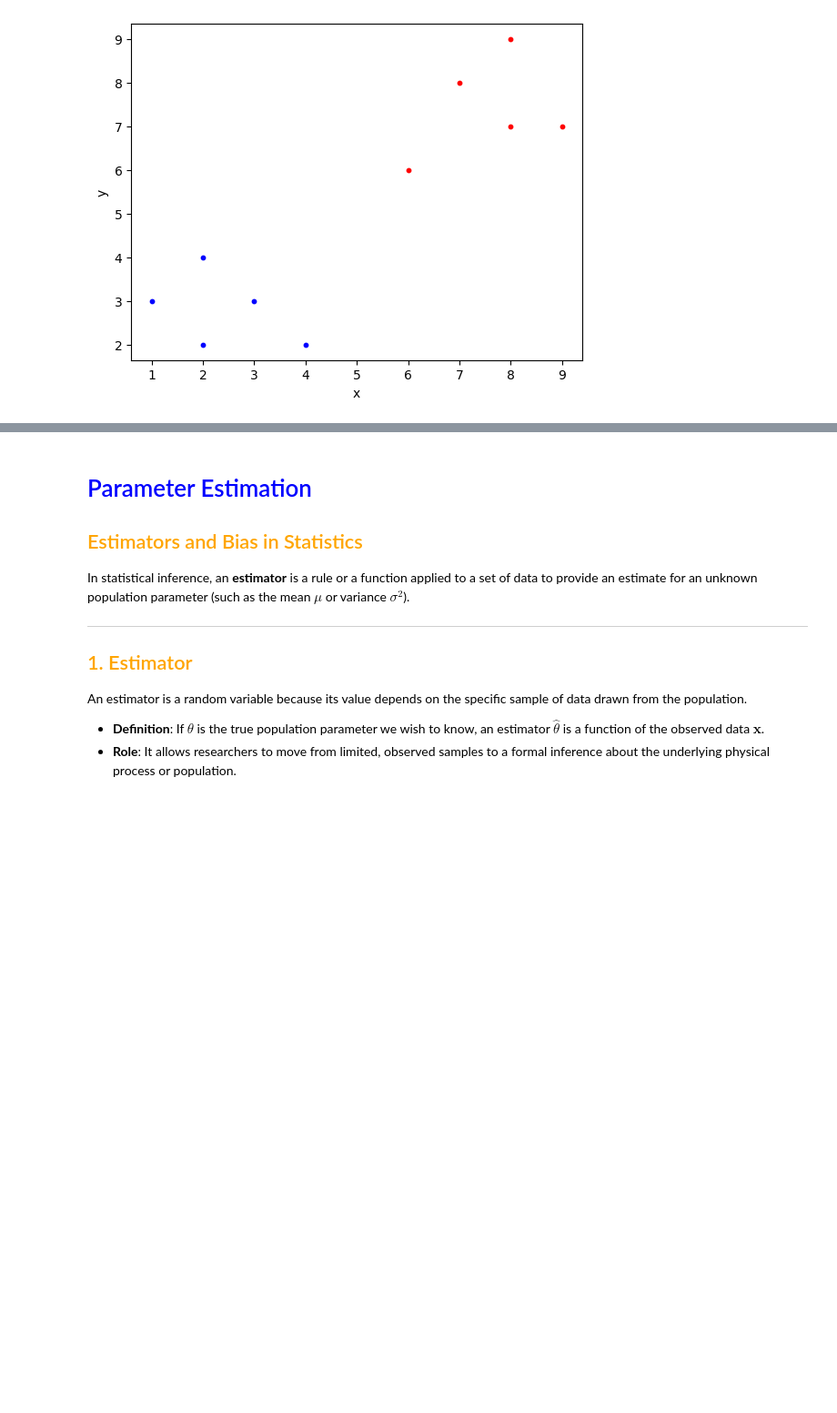
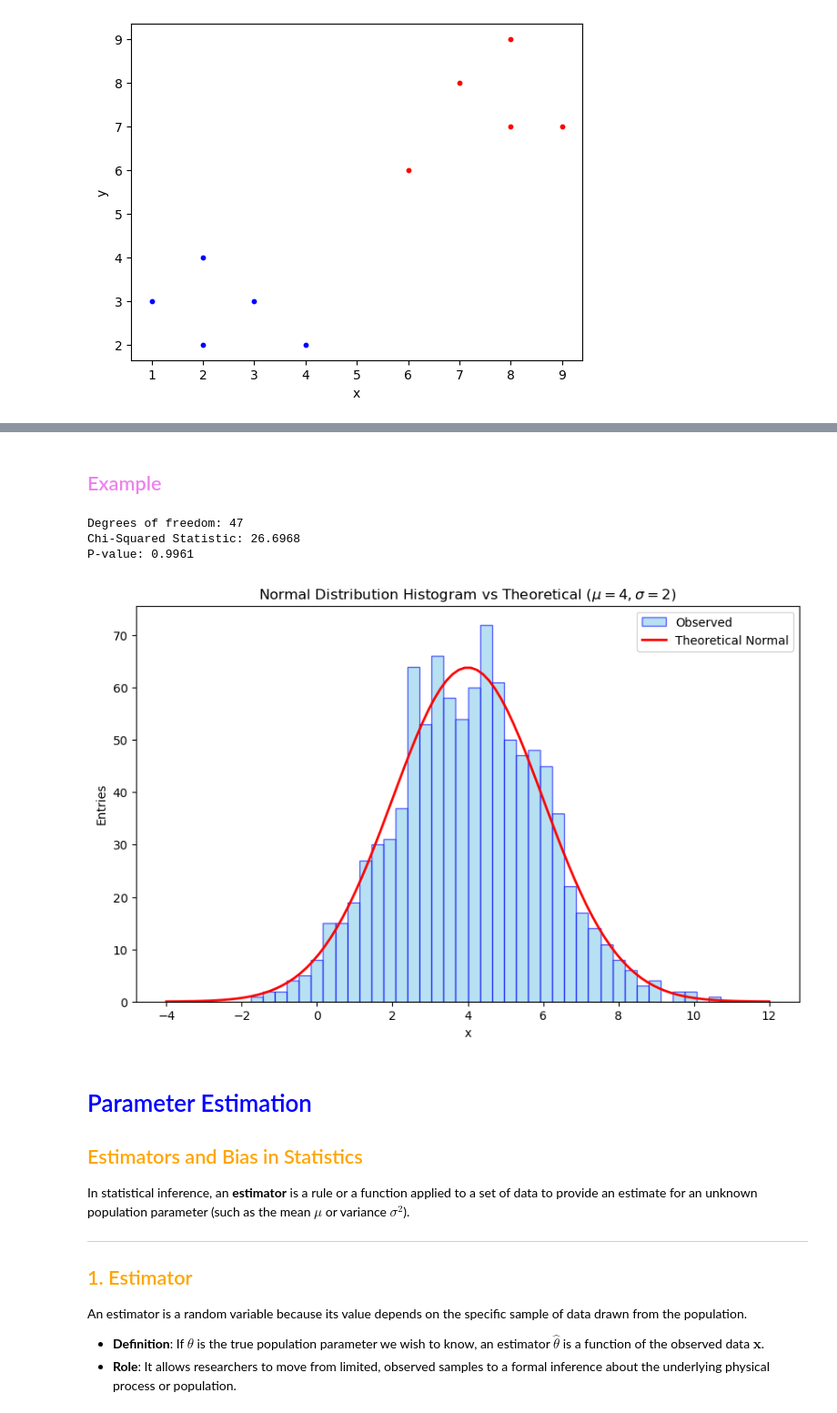
Before and after one commit to bdixit25/DataScience_Courses, a Jupyter notebook: Course_4_Statistics/Module_4/Module_4.ipynb, the cells around one changed output, grey strips where cells are left out. Shown at 91% size. Drawn from its saved outputs; the diff is of its cells as text; code cells hidden in the pictures; blank space fills up the shorter version.

Commit message:
More updates in module 4 and an illustration of Chi-squared test.

```diff
--- a/Course_4_Statistics/Module_4/Module_4.ipynb
+++ b/Course_4_Statistics/Module_4/Module_4.ipynb
@@ -319,6 +386,62 @@ In the context of the statistical tests discussed by Glen Cowan, the $\chi^2$ te
 | **Expected Frequency ($E_i$)** | The count of events predicted by the null hypothesis for bin $i$. |
 | **Degrees of Freedom ($dof$)** | The number of values in the final calculation that are free to vary; essential for determining the correct distribution. |
 | **Goodness-of-Fit** | A measure of how well the theoretical distribution describes the actual observed frequency distribution. |
+# %% [markdown]
+## <font color='violet'> Example </font>
+# %%
+import numpy as np
+import matplotlib.pyplot as plt
+from scipy import stats
+
+# 1. Setup the data and parameters
+# We use 1000 samples from a normal distribution
+mu, sigma = 4, 2
+n_samples = 1000
+data = np.random.normal(mu, sigma, n_samples)
+
+# 2. Define bins
+# We use 50 bins between -4 and 12
+bins = np.linspace(-4, 12, 51)
+observed_counts, bin_edges = np.histogram(data, bins=bins)
+
+# 3. Calculate expected frequencies
+# We use the CDF of the normal distribution to find the probability of falling into each bin
+cdf_values = stats.norm.cdf(bin_edges, mu, sigma)
+probabilities = np.diff(cdf_values)
+expected_counts = probabilities * n_samples
+
+# 4. Correct for floating-point discrepancies
+# SciPy requires the sum of observed and expected frequencies to be identical
+expected_counts = expected_counts * (np.sum(observed_counts) / np.sum(expected_counts))
+
+# 5. Perform Chi-Squared test
+# We use ddof=2 because we are comparing against a normal distribution
+# where we essentially define the parameters (or if estimated from data)
+chi2_stat, p_value = stats.chisquare(f_obs=observed_counts, f_exp=expected_counts)
+
+print(f"Degrees of freedom: {len(bin_edges) - 1 - 1- 2}")
+print(f"Chi-Squared Statistic: {chi2_stat:.4f}")
+print(f"P-value: {p_value:.4f}")
+
+# 6. Visualization
+plt.figure(figsize=(10, 6))
+plt.hist(data, bins=bins, color='skyblue', edgecolor='blue', alpha=0.6, label='Observed')
+
+# Plot the theoretical distribution for comparison
+x_axis = np.linspace(-4, 12, 100)
+plt.plot(x_axis, stats.norm.pdf(x_axis, mu, sigma) * n_samples * (bins[1]-bins[0]),
+         color='red', lw=2, label='Theoretical Normal')
+
+plt.title(r'Normal Distribution Histogram vs Theoretical ($\mu = 4, \sigma = 2$)')
+plt.xlabel('x')
+plt.ylabel('Entries')
+plt.legend()
+plt.show()
+# %% [output]
+Degrees of freedom: 47
+Chi-Squared Statistic: 26.6968
+P-value: 0.9961
+[figure, added]
 # %% [markdown]
 # <font color='blue'> Parameter Estimation </font>
 
```
Also changed, not shown: parts of 4 cells of this notebook.
